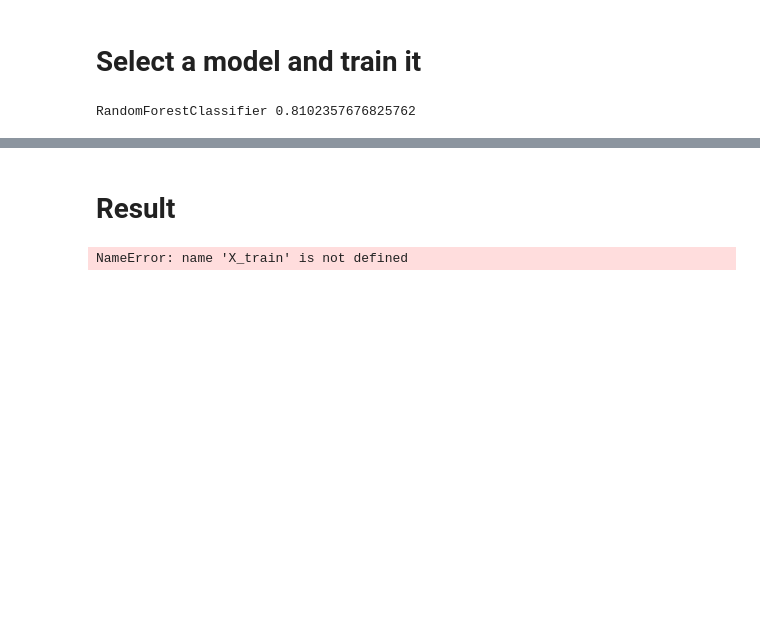
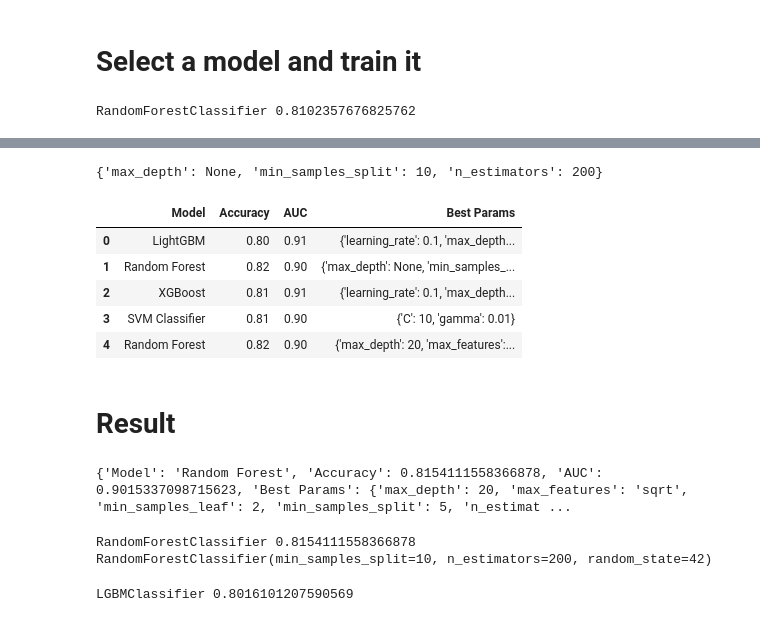
Before and after one commit to Elliefffish/ml-final-Stitanic, a Jupyter notebook: 「ml_final_project_ipynb」的副本.ipynb, the cells around one changed output, grey strips where cells are left out. Saved outputs shown, nothing was run; the diff lists cells and outputs as text; code cells hidden in the pictures; blank space fills up the shorter version.

```diff
--- a/「ml_final_project_ipynb」的副本.ipynb
+++ b/「ml_final_project_ipynb」的副本.ipynb
@@ -993,0 +931,13 @@ score(grid_result)
+# %%
+
+# Iterate over models and perform tuning/evaluation
+(model, params) = models_with_params['Random Forest']
+result = tune_and_evaluate_model('Random Forest', model, params, X_train, y_train, X_val, y_val)
+results.append(result)
+# %%
+RF_model = result['Best Params']
+print(RF_model)
+#best_model.fit(X_train, y_train)
+#y_test_pred = best_model.predict(X_test)
+# %% [output]
+{'max_depth': None, 'min_samples_split': 10, 'n_estimators': 200}
@@ -994,10 +959,34 @@ score(grid_result)
+# %%
+# Convert results to a DataFrame for display
+pd.DataFrame(results)
+# %% [output]
+|  | Model | Accuracy | AUC | Best Params |
+| 0 | LightGBM | 0.80 | 0.91 | {'learning_rate': 0.1, 'max_depth... |
+| 1 | Random Forest | 0.82 | 0.90 | {'max_depth': None, 'min_samples_... |
+| 2 | XGBoost | 0.81 | 0.91 | {'learning_rate': 0.1, 'max_depth... |
+| 3 | SVM Classifier | 0.81 | 0.90 | {'C': 10, 'gamma': 0.01} |
+| 4 | Random Forest | 0.82 | 0.90 | {'max_depth': 20, 'max_features':... |
 # %% [markdown]
 # Result
-# %%
-# Test
-rnd_clf = RandomForestClassifier(n_estimators=800, max_features=4)
-rnd_clf.fit(X_train, y_train)
-y_pred = rnd_clf.predict(X_val)
-print(rnd_clf.__class__.__name__, accuracy_score(y_val, y_pred))
-# %% [output]
-NameError: name 'X_train' is not defined
+# %%
+print(results[4])
+# %% [output]
+{'Model': 'Random Forest', 'Accuracy': 0.8154111558366878, 'AUC': 0.9015337098715623, 'Best Params': {'max_depth': 20, 'max_features': 'sqrt', 'min_samples_leaf': 2, 'min_samples_split': 5, 'n_estimat ...
+# %%
+RF_model = results[1].get('Best Params')  # Use get method to avoid KeyError
+RF_model = RandomForestClassifier(**RF_model, random_state=42) # Instantiate the model with best params
+RF_model.fit(X_train, y_train)
+RF_val_pred = RF_model.predict(X_val)
+print(RF_model.__class__.__name__, accuracy_score(y_val, RF_val_pred))
+print(RF_model)
+# %% [output]
+RandomForestClassifier 0.8154111558366878
+RandomForestClassifier(min_samples_split=10, n_estimators=200, random_state=42)
+# %%
+LGB_model = results[0].get('Best Params')  # Use get method to avoid KeyError
+LGB_model = LGBMClassifier(**LGB_model, random_state=42) # Instantiate the model with best params
+LGB_model.fit(X_train, y_train)
+LGB_val_pred = LGB_model.predict(X_val)
+print(LGB_model.__class__.__name__, accuracy_score(y_val, LGB_val_pred))
+# %% [output]
+LGBMClassifier 0.8016101207590569
```
Also changed, not shown: parts of 21 cells of this notebook.
